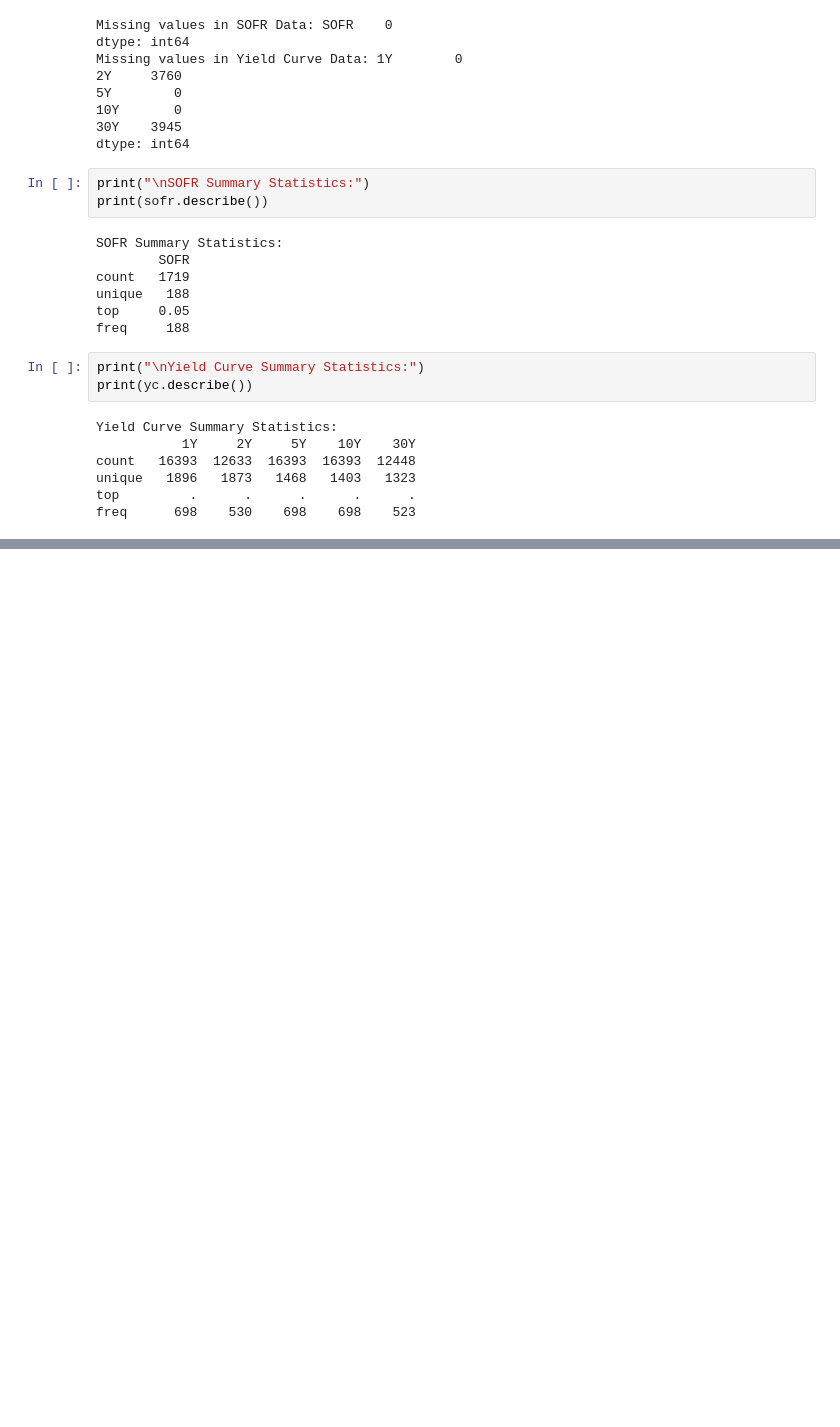
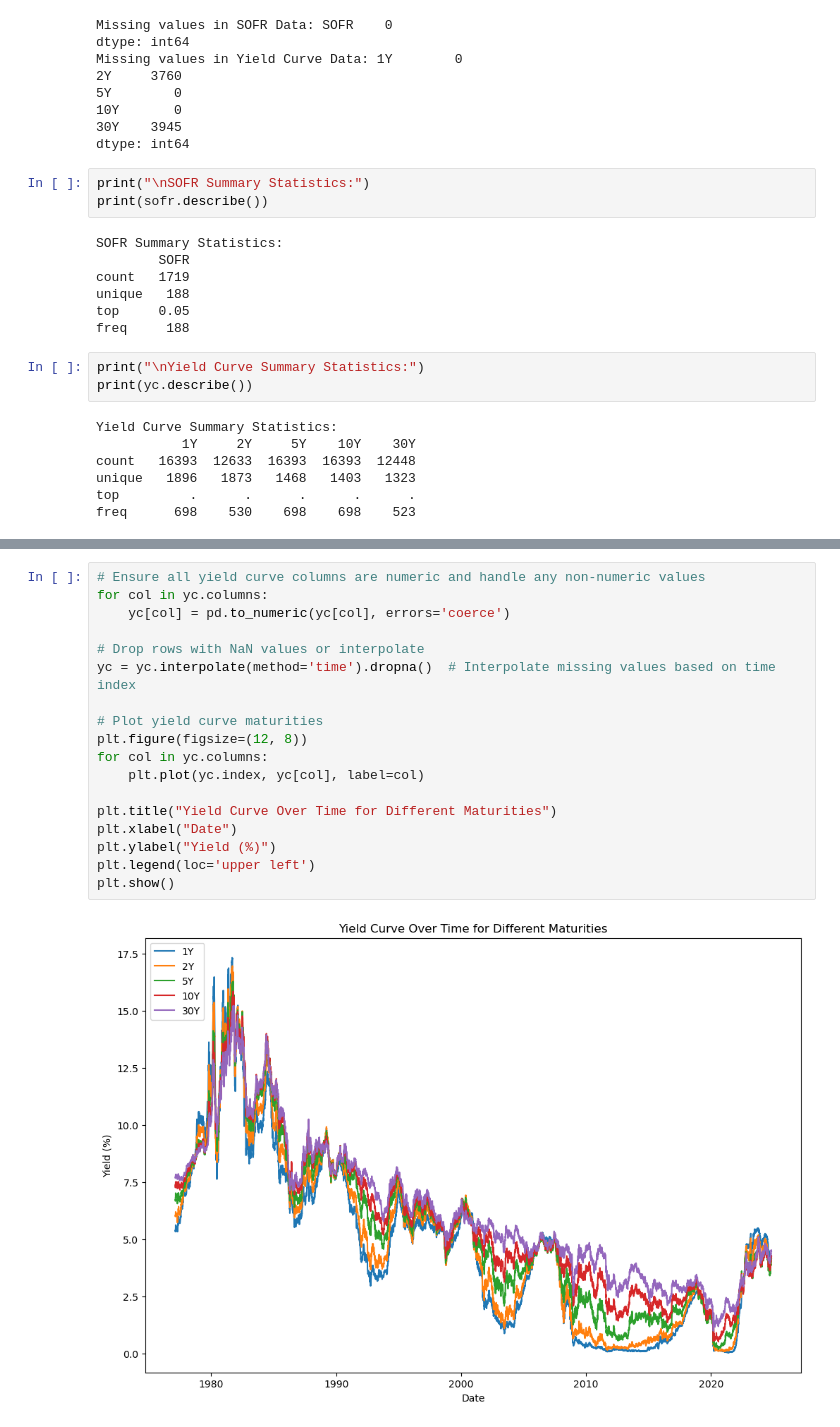
Before and after one commit to atkrish0/numerical-analysis-rbs, a Jupyter notebook: project/v1.ipynb, the cells around one changed output, grey strips where cells are left out. Cells and saved outputs as stored; diff of their text form; blank space fills up the shorter version.

```diff
--- a/project/v1.ipynb
+++ b/project/v1.ipynb
@@ -103,0 +121,20 @@ freq      698    530    698    698    523
+# %%
+# Ensure all yield curve columns are numeric and handle any non-numeric values
+for col in yc.columns:
+    yc[col] = pd.to_numeric(yc[col], errors='coerce')
+
+# Drop rows with NaN values or interpolate
+yc = yc.interpolate(method='time').dropna()  # Interpolate missing values based on time index
+
+# Plot yield curve maturities
+plt.figure(figsize=(12, 8))
+for col in yc.columns:
+    plt.plot(yc.index, yc[col], label=col)
+
+plt.title("Yield Curve Over Time for Different Maturities")
+plt.xlabel("Date")
+plt.ylabel("Yield (%)")
+plt.legend(loc='upper left')
+plt.show()
+# %% [output]
+[figure, added]
```
Also changed, not shown: parts of 11 cells of this notebook.
